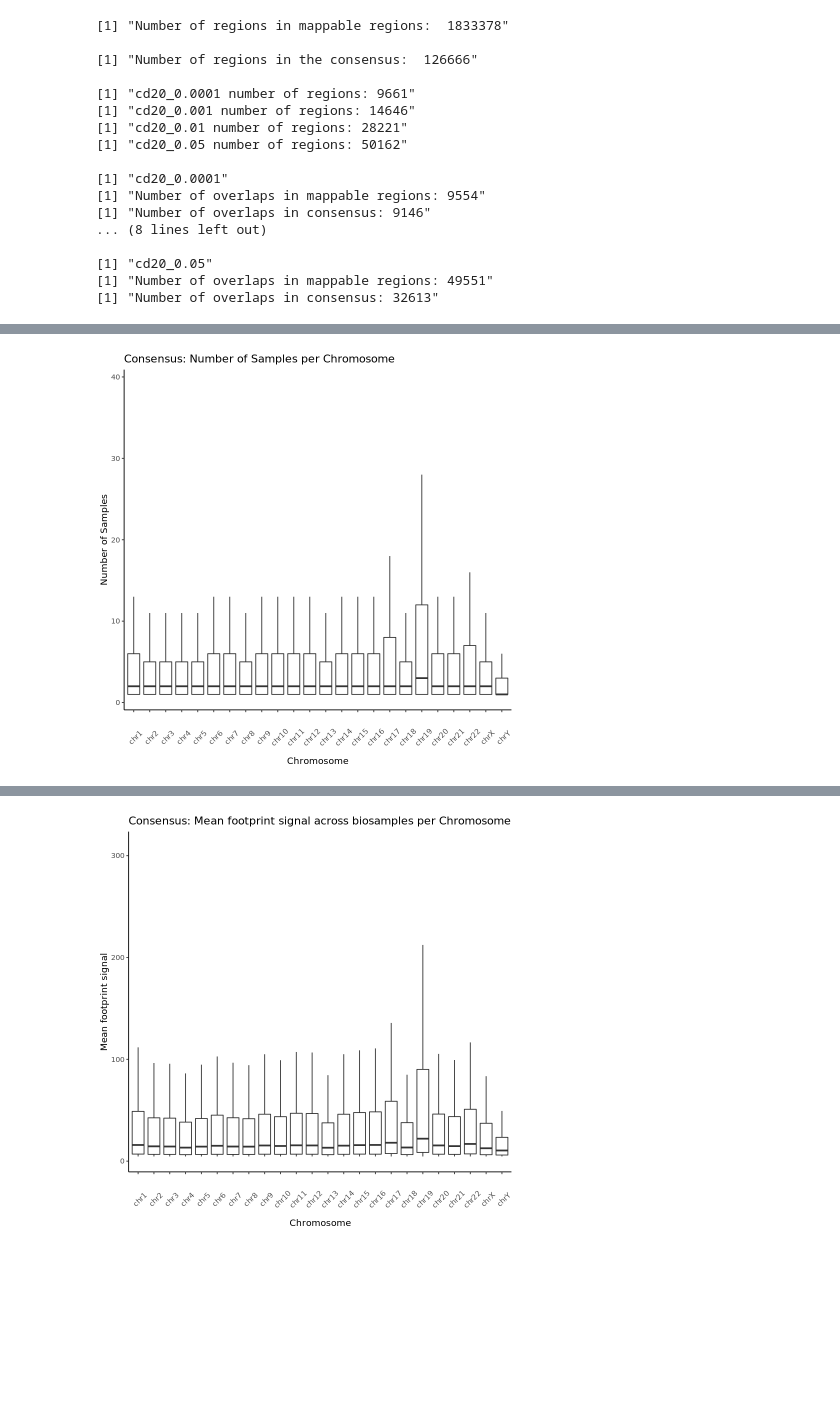
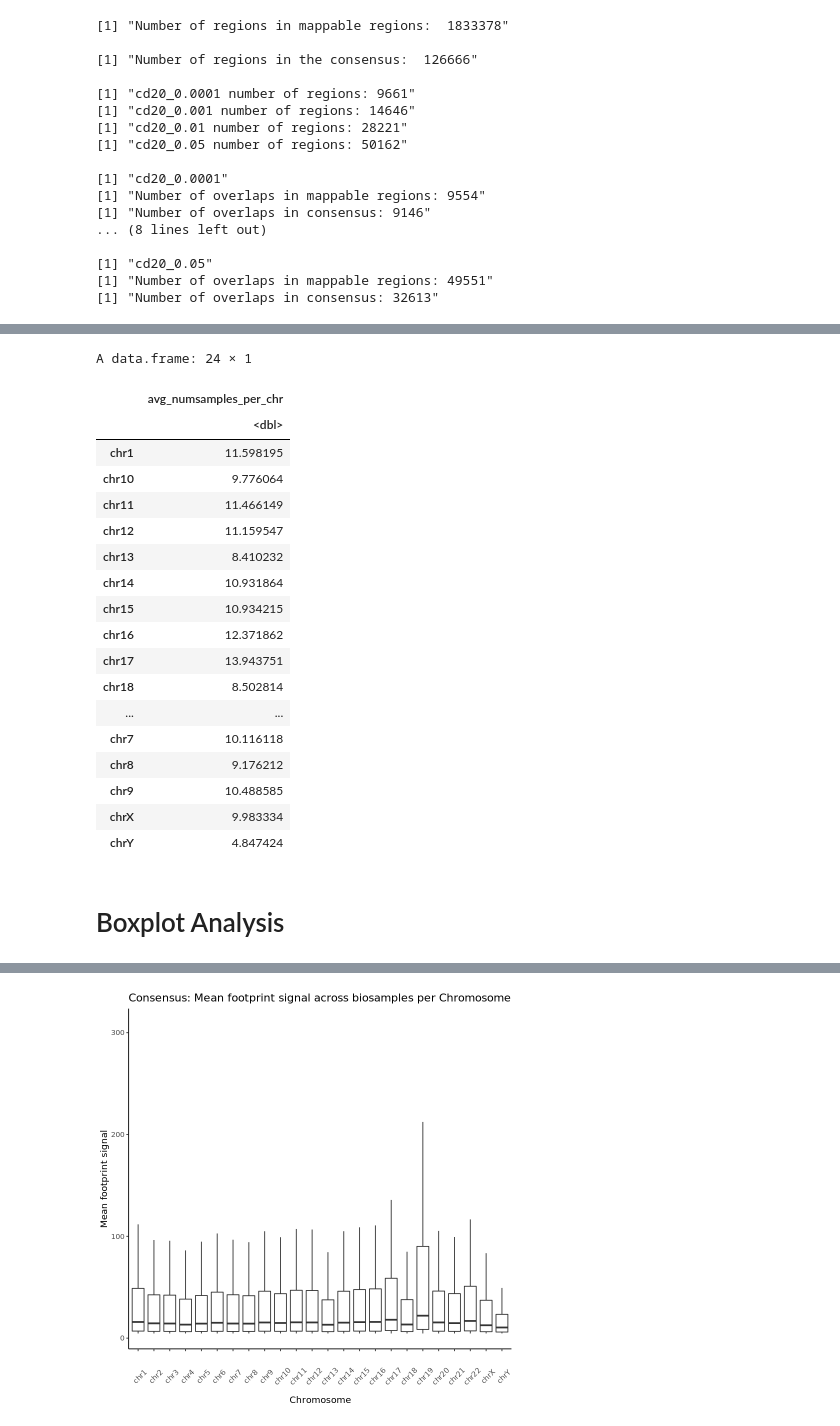
Before and after one commit to apblair/human-TF-footprinting, a Jupyter notebook: Notebooks/ConsensusTF-PermutationAnalysis.ipynb, the cells around one changed output, grey strips where cells are left out. Drawn from its saved outputs; the diff is of its cells as text; code cells hidden in the pictures; blank space fills up the shorter version.

```diff
--- a/Notebooks/ConsensusTF-PermutationAnalysis.ipynb
+++ b/Notebooks/ConsensusTF-PermutationAnalysis.ipynb
@@ -141,15 +161,38 @@ avg_numsamples_per_chr_df <- data.frame(avg_numsamples_per_chr)
+# %%
+avg_numsamples_per_chr_df
+# %% [output]
+A data.frame: 24 × 1
+|  | avg_numsamples_per_chr |
+|  | <dbl> |
+| chr1 | 11.598195 |
+| chr10 | 9.776064 |
+| chr11 | 11.466149 |
+| chr12 | 11.159547 |
+| chr13 | 8.410232 |
+| chr14 | 10.931864 |
+| chr15 | 10.934215 |
+| chr16 | 12.371862 |
+| chr17 | 13.943751 |
+| chr18 | 8.502814 |
+| ... | ... |
+| chr7 | 10.116118 |
+| chr8 | 9.176212 |
+| chr9 | 10.488585 |
+| chrX | 9.983334 |
+| chrY | 4.847424 |
+# %% [markdown]
+# Boxplot Analysis
 # %%
-consensus_boxplot_df <- data.frame(X=consensus_bed@seqnames,Y=consensus_bed$V6)
-rename.chr <- paste(rep('chr',24),seq(1, 24, by=1),sep='')
-rename.chr[[24]] <- 'chrY'
-rename.chr[[23]] <- 'chrX'
-consensus_boxplot_df$X <- factor(consensus_boxplot_df$X, levels=rename.chr)
-
-ggplot(consensus_boxplot_df, aes(x=X, y=Y)) +
-geom_boxplot(outlier.shape = NA) + coord_cartesian(ylim = quantile(consensus_boxplot_df$Y, c(0.01, .94))) +
-theme(axis.text.x=element_text(angle=45,margin = margin(1, unit = "cm"),vjust =1)) +
-theme(panel.grid.major = element_blank(), panel.grid.minor = element_blank(),
-panel.background = element_blank(), axis.line = element_line(colour = "black")) +
-labs(title="Consensus: Number of Samples per Chromosome",x="Chromosome", y = "Number of Samples")
+dhs.boxplot <- function(boxplot_df,
+                       title,
+                       x_label,
+                       y_label){
+    ggplot(boxplot_df, aes(x=X, y=Y)) +
+    geom_boxplot(outlier.shape = NA) + coord_cartesian(ylim = quantile(boxplot_df$Y, c(0.01, .94))) +
+    theme(axis.text.x=element_text(angle=45,margin = margin(1, unit = "cm"),vjust =1)) +
+    theme(panel.grid.major = element_blank(), panel.grid.minor = element_blank(),
+          panel.background = element_blank(), axis.line = element_line(colour = "black")) +
+    labs(title=title,
+         x=x_label,
+         y=y_label)
+}
-# %% [output]
-[figure, removed]
```
Also changed, not shown: parts of 9 cells of this notebook.
